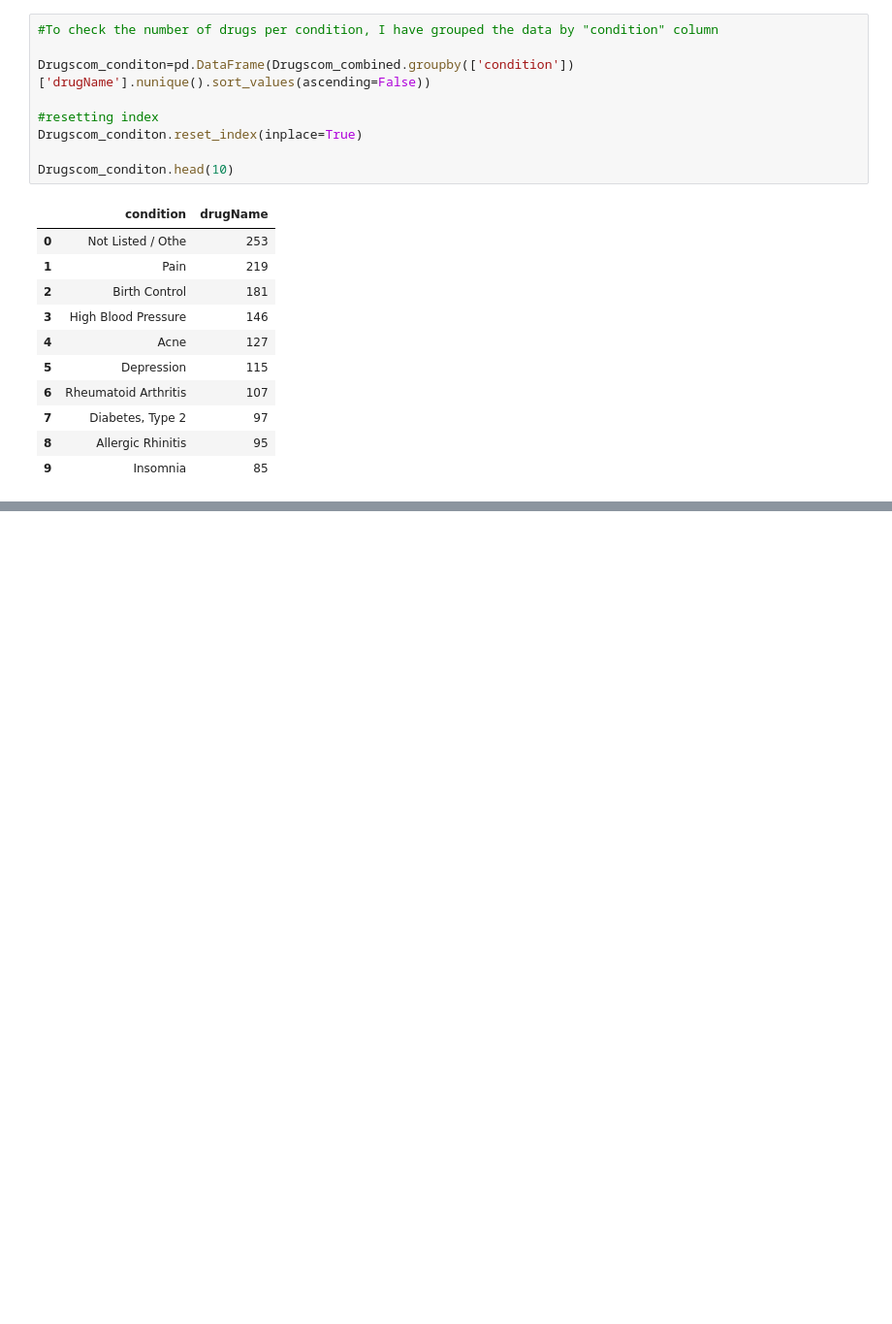
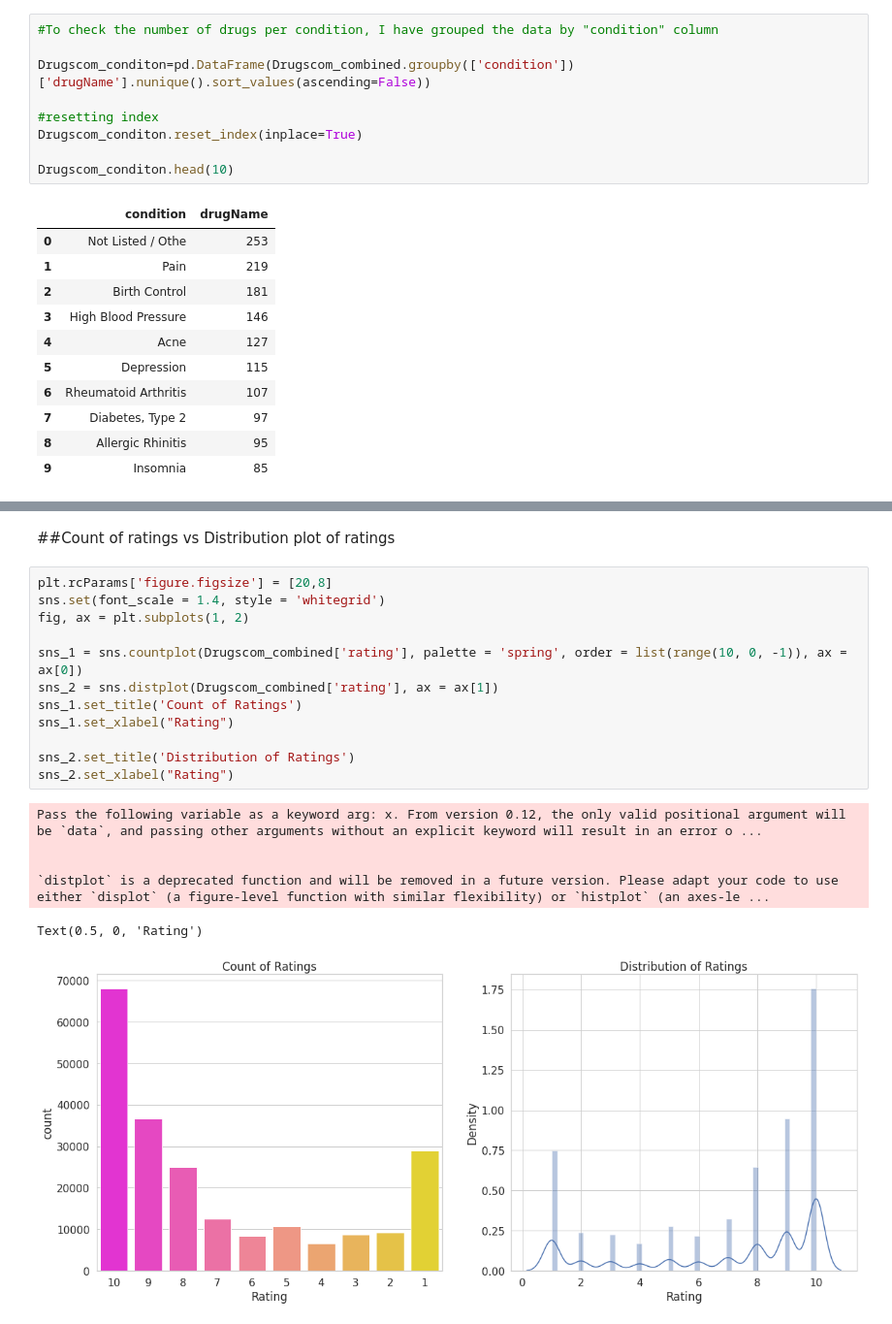
Before and after one commit to Madhurika1292/Medicines-and-Common-Treatment-Recommendation-System, a Jupyter notebook: Drugscom_data_exploration.ipynb, the cells around one changed output, grey strips where cells are left out. Shown at 97% size. Cells and saved outputs as stored; diff of their text form; blank space fills up the shorter version.

```diff
--- a/Drugscom_data_exploration.ipynb
+++ b/Drugscom_data_exploration.ipynb
@@ -159,0 +215,21 @@ fig.show()
+# %% [markdown]
+##Count of ratings vs Distribution plot of ratings
+# %%
+plt.rcParams['figure.figsize'] = [20,8]
+sns.set(font_scale = 1.4, style = 'whitegrid')
+fig, ax = plt.subplots(1, 2)
+
+sns_1 = sns.countplot(Drugscom_combined['rating'], palette = 'spring', order = list(range(10, 0, -1)), ax = ax[0])
+sns_2 = sns.distplot(Drugscom_combined['rating'], ax = ax[1])
+sns_1.set_title('Count of Ratings')
+sns_1.set_xlabel("Rating")
+
+sns_2.set_title('Distribution of Ratings')
+sns_2.set_xlabel("Rating")
+# %% [output]
+Pass the following variable as a keyword arg: x. From version 0.12, the only valid positional argument will be `data`, and passing other arguments without an explicit keyword will result in an error o ...
+
+
+`distplot` is a deprecated function and will be removed in a future version. Please adapt your code to use either `displot` (a figure-level function with similar flexibility) or `histplot` (an axes-le ...
+Text(0.5, 0, 'Rating')
+[figure, added]
```
Also changed, not shown: parts of 12 cells of this notebook.
